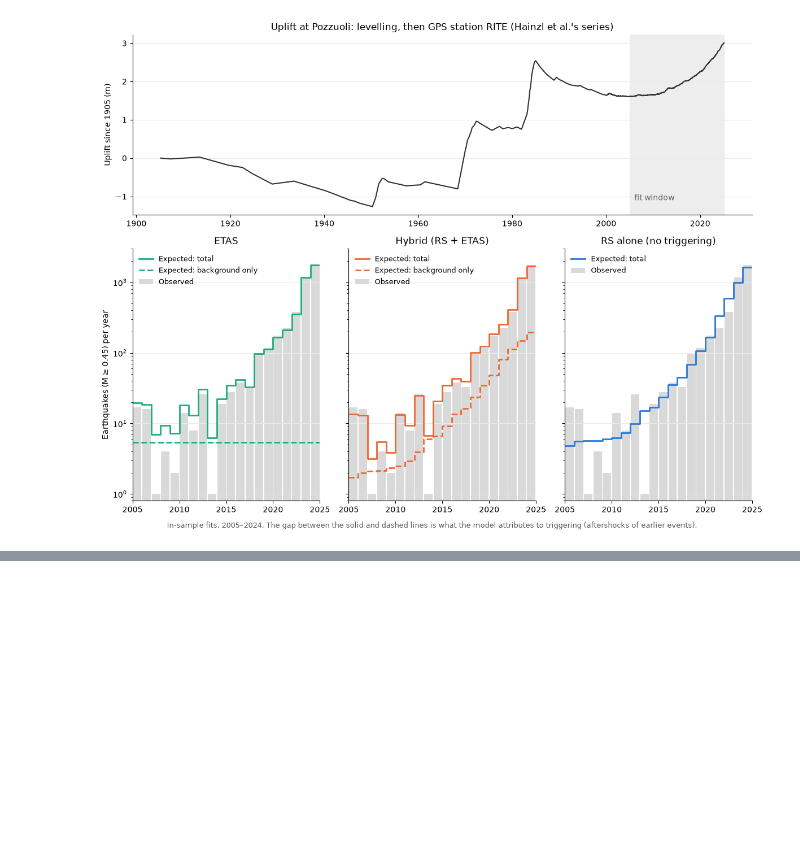
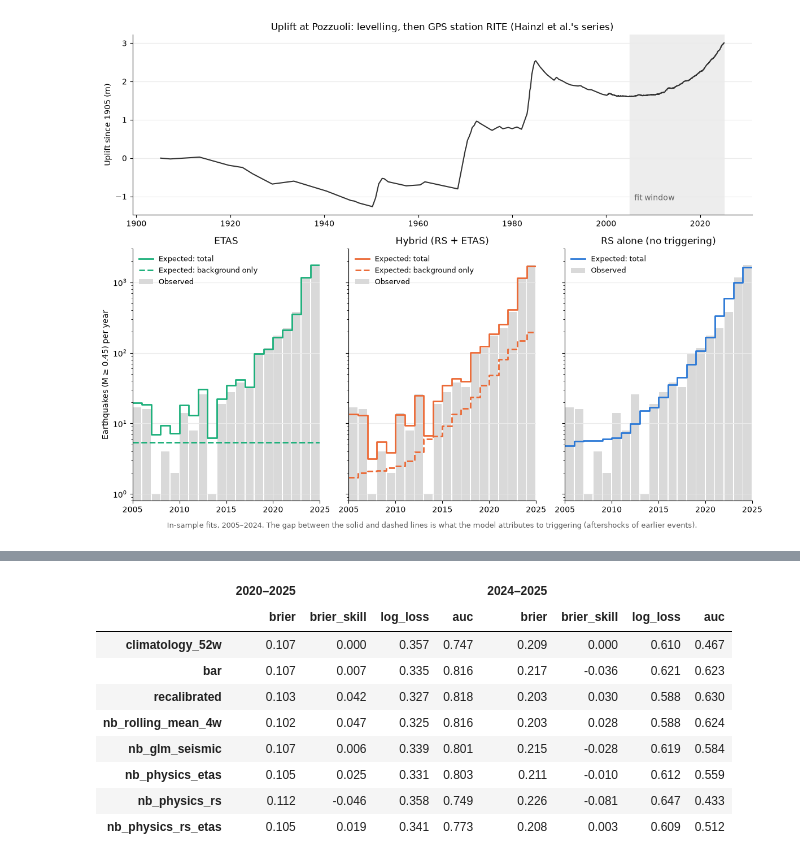
Before and after one commit to PatrickBolton/flegrei-seismicity, a Jupyter notebook: notebooks/06_physics_baselines.ipynb, the cells around one changed output, grey strips where cells are left out. Cells and saved outputs as stored; diff of their text form; code cells hidden in the pictures; blank space fills up the shorter version.

```diff
--- a/notebooks/06_physics_baselines.ipynb
+++ b/notebooks/06_physics_baselines.ipynb
@@ -292,0 +455,15 @@ These are in-sample fits on data to Feb 2025. Whether the hybrid's advantage sur
+# %%
+y_all = table.loc[FORECAST_START:TEST_END, "count"]
+dispersion = {n: rolling_dispersion(y_all, counts[n], TEST_START) for n in counts.columns}
+nb = {n: distribution_scores(test["count"], counts[n].loc[TEST_START:], dispersion[n]) for n in counts.columns}
+deviance = {n: weekly_poisson_deviance(test["count"], counts[n].loc[TEST_START:]) for n in counts.columns}
+
+rows = {}
+for n in counts.columns:
+    rows[n] = {**{f"NB log score {p}": nb[n]["log_score"][m].mean() for p, m in periods.items()},
+               **{f"deviance {p}": deviance[n][m].mean() for p, m in periods.items()},
+               **{f"mean forecast {p}": counts[n].loc[TEST_START:][m].mean() for p, m in periods.items()},
+               "in_80": nb[n]["in_80"].mean(), "in_95": nb[n]["in_95"].mean()}
+scores = pd.DataFrame(rows).T
+print("Mean observed count: " + ", ".join(f"{p} {test['count'][m].mean():.1f}" for p, m in periods.items()))
+scores.sort_values("NB log score 2020–2025").round(3)
@@ -292,0 +522,23 @@ These are in-sample fits on data to Feb 2025. Whether the hybrid's advantage sur
+# %%
+hist = table.loc[FORECAST_START:TEST_END]
+share = walk_forward(table, lambda history, current: share_large(history), FORECAST_START, TEST_END)
+probs = part1["probs"].copy()
+for n in ["rolling_mean_4w", "glm_seismic", *physics["counts"].columns]:
+    alpha = rolling_dispersion(hist["count"], counts[n], FORECAST_START).reindex(counts.index).bfill()
+    probs[f"nb_{n}"] = nb_probability_at_least_one(counts[n], share, alpha)
+probs = probs.loc[TEST_START:]
+shown = ["climatology_52w", "bar", "recalibrated", "nb_rolling_mean_4w", "nb_glm_seismic",
+         "nb_physics_etas", "nb_physics_rs", "nb_physics_rs_etas"]
+pd.concat({p: probability_report(test["has_large"][m], {n: probs[n][m] for n in shown}, "climatology_52w")
+           [["brier", "brier_skill", "log_loss", "auc"]] for p, m in periods.items()}, axis=1).round(3)
+# %% [output]
+|  | 2020–2025 |  |  |  | 2024–2025 |  |  |  |
+|  | brier | brier_skill | log_loss | auc | brier | brier_skill | log_loss | auc |
+| climatology_52w | 0.107 | 0.000 | 0.357 | 0.747 | 0.209 | 0.000 | 0.610 | 0.467 |
+| bar | 0.107 | 0.007 | 0.335 | 0.816 | 0.217 | -0.036 | 0.621 | 0.623 |
+| recalibrated | 0.103 | 0.042 | 0.327 | 0.818 | 0.203 | 0.030 | 0.588 | 0.630 |
+| nb_rolling_mean_4w | 0.102 | 0.047 | 0.325 | 0.816 | 0.203 | 0.028 | 0.588 | 0.624 |
+| nb_glm_seismic | 0.107 | 0.006 | 0.339 | 0.801 | 0.215 | -0.028 | 0.619 | 0.584 |
+| nb_physics_etas | 0.105 | 0.025 | 0.331 | 0.803 | 0.211 | -0.010 | 0.612 | 0.559 |
+| nb_physics_rs | 0.112 | -0.046 | 0.358 | 0.749 | 0.226 | -0.081 | 0.647 | 0.433 |
+| nb_physics_rs_etas | 0.105 | 0.019 | 0.341 | 0.773 | 0.208 | 0.003 | 0.609 | 0.512 |
```
Also changed, not shown: parts of 21 cells of this notebook, 2 other files.
